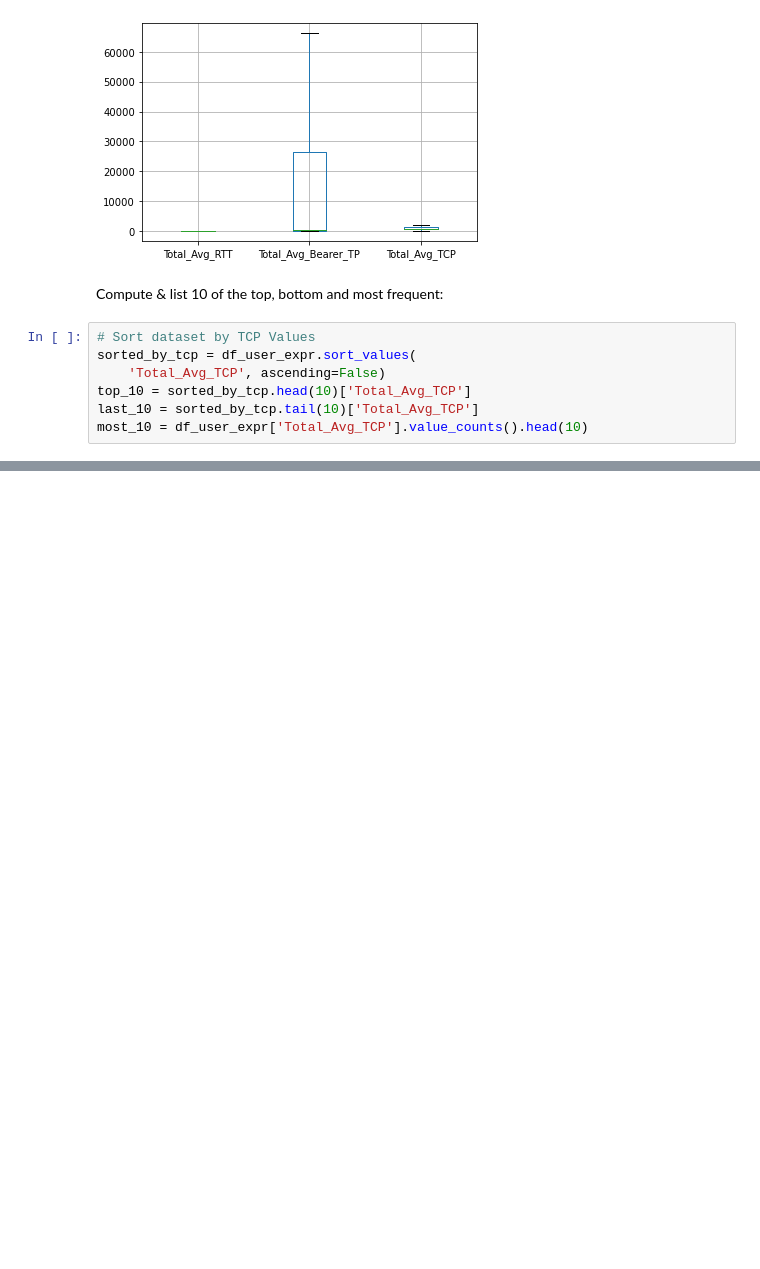
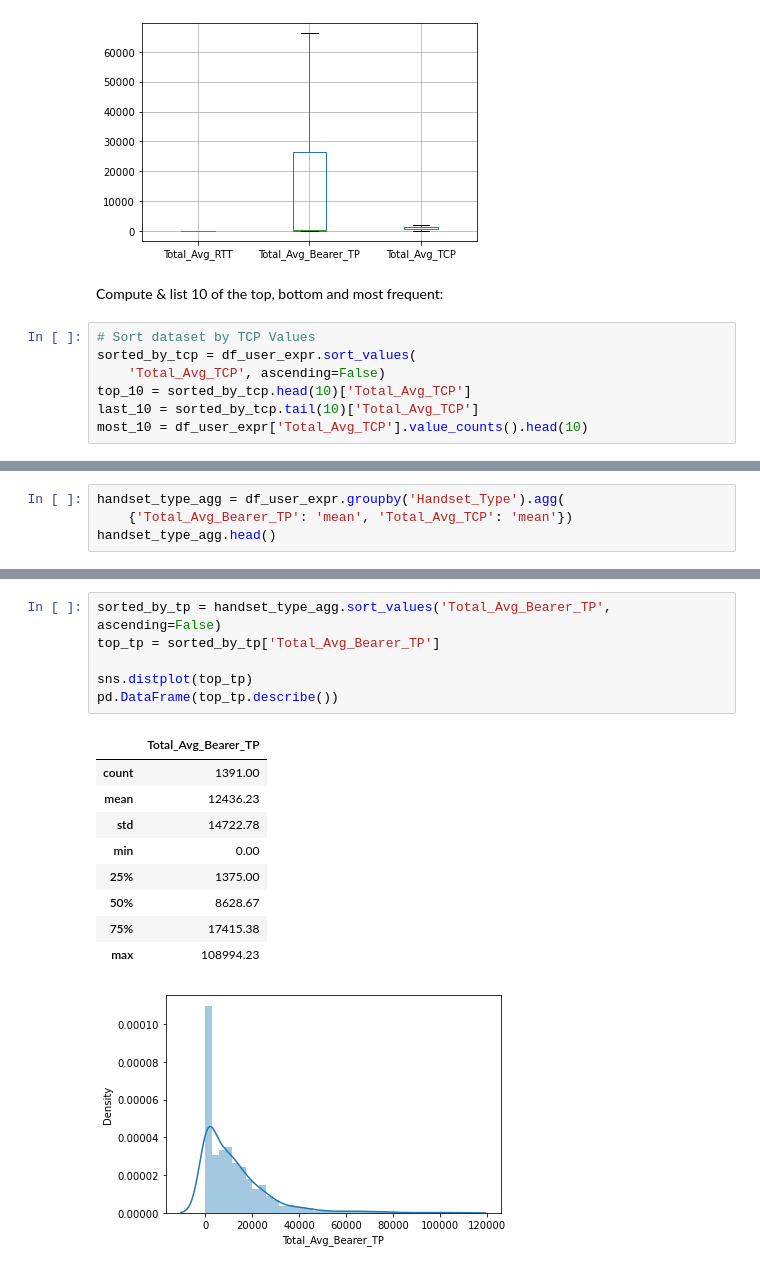
Before and after one commit to yonamg/Telecom-Data-Analysis, a Jupyter notebook: notebook/user_exprience_anaysis.ipynb, the cells around one changed output, grey strips where cells are left out. Saved outputs shown, nothing was run; the diff lists cells and outputs as text; blank space fills up the shorter version.

```diff
--- a/notebook/user_exprience_anaysis.ipynb
+++ b/notebook/user_exprience_anaysis.ipynb
@@ -210,0 +240,4 @@ mult_hist([top_10, last_10, most_10], 1,
+# %%
+handset_type_agg = df_user_expr.groupby('Handset_Type').agg(
+    {'Total_Avg_Bearer_TP': 'mean', 'Total_Avg_TCP': 'mean'})
+handset_type_agg.head()
@@ -210,0 +252,17 @@ mult_hist([top_10, last_10, most_10], 1,
+# %%
+sorted_by_tp = handset_type_agg.sort_values('Total_Avg_Bearer_TP', ascending=False)
+top_tp = sorted_by_tp['Total_Avg_Bearer_TP']
+
+sns.distplot(top_tp)
+pd.DataFrame(top_tp.describe())
+# %% [output]
+|  | Total_Avg_Bearer_TP |
+| count | 1391.00 |
+| mean | 12436.23 |
+| std | 14722.78 |
+| min | 0.00 |
+| 25% | 1375.00 |
+| 50% | 8628.67 |
+| 75% | 17415.38 |
+| max | 108994.23 |
+[figure, added]
```
Also changed, not shown: parts of 10 cells of this notebook.
